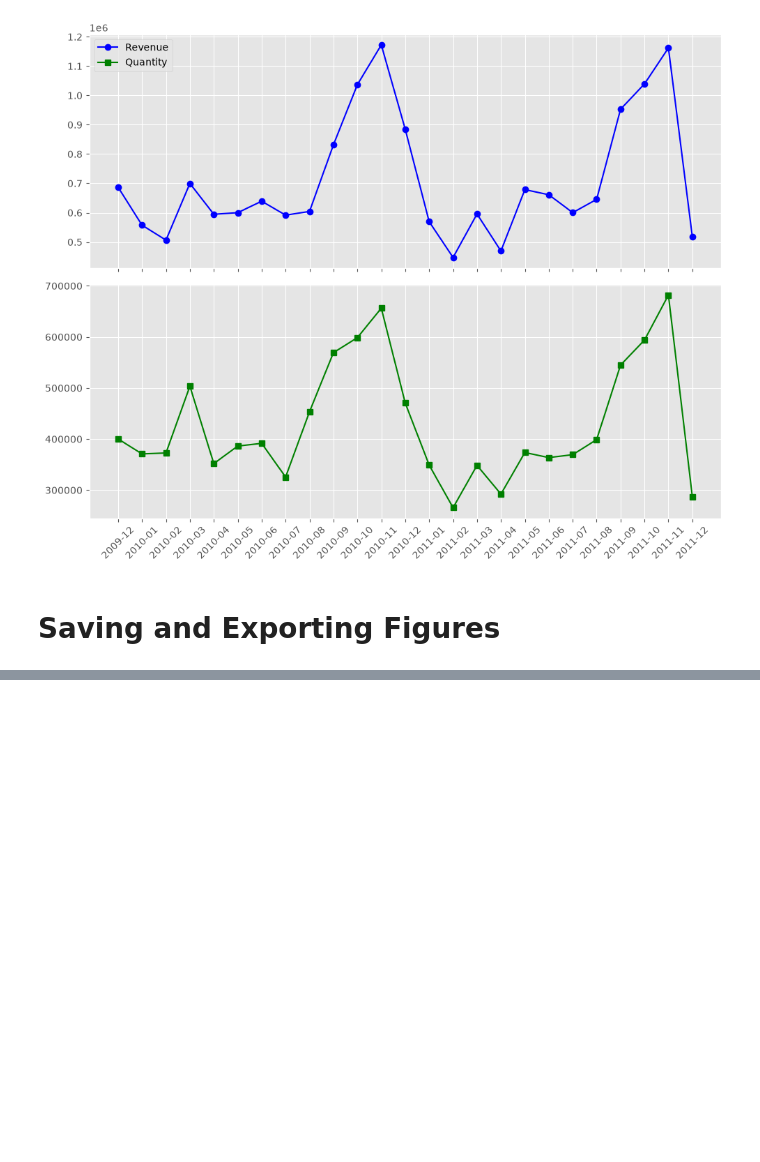
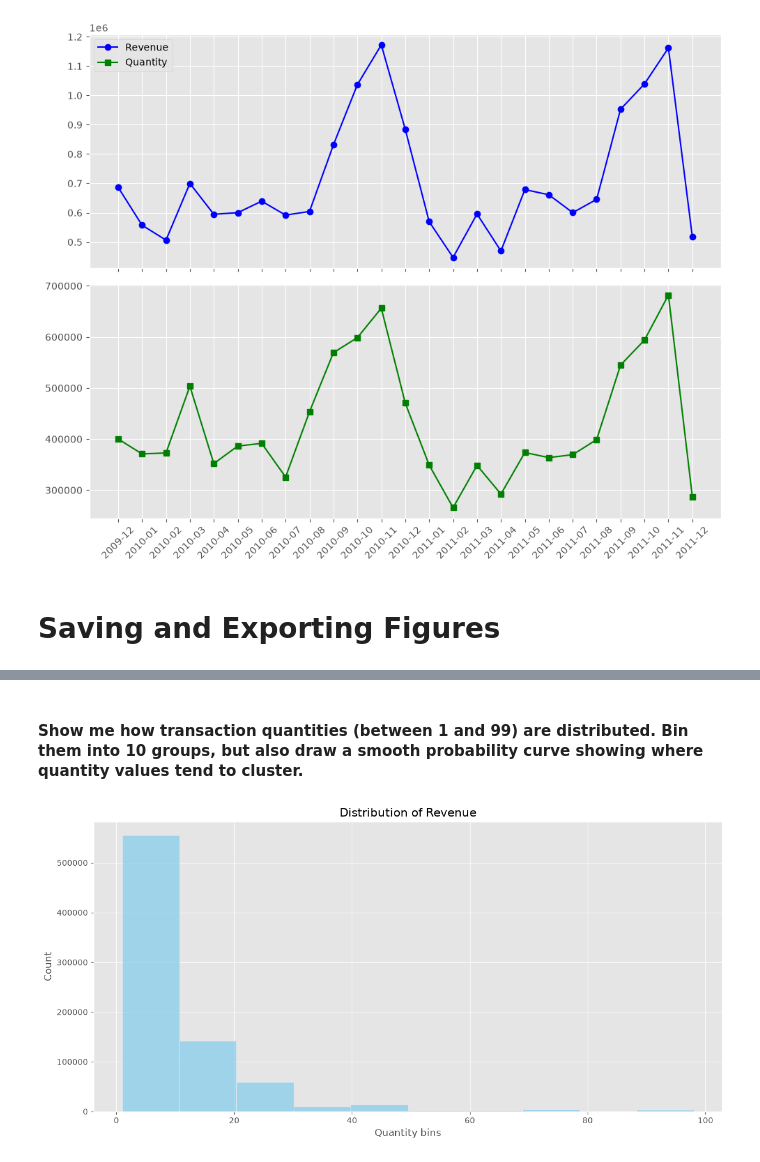
Before and after one commit to Shubham141-Git/Data-Science-Learning, a Jupyter notebook: level_2/Data Visualization/01-03-2026/July-23-2026.ipynb, the cells around one changed output, grey strips where cells are left out. Saved outputs shown, nothing was run; the diff lists cells and outputs as text; code cells hidden in the pictures; blank space fills up the shorter version.

```diff
--- a/level_2/Data Visualization/01-03-2026/July-23-2026.ipynb
+++ b/level_2/Data Visualization/01-03-2026/July-23-2026.ipynb
@@ -800,0 +814,10 @@ plt.close()
+# %%
+# New Analysis: Distribution of Quantity per Transaction
+
+df_quantity = df_quan[(df_quan['Quantity'] > 0) & (df['Quantity'] < 100)] # here we r filtering out the records of quantitty range between 1 to 100
+
+#fter filtering we will ahave 100 points on x axis ,but we can divide 100 points into 10 part like 0-10, 11-20 this are called bins
+
+# 1 to 99
+
+df_quantity
@@ -800,0 +838,15 @@ plt.close()
+# %% [markdown]
+#### Show me how transaction quantities (between 1 and 99) are distributed. Bin them into 10 groups, but also draw a smooth probability curve showing where quantity values tend to cluster.
+# %%
+import seaborn as sns
+plt.figure(figsize=(12, 6))
+sns.histplot(df_quantity['Quantity'], bins=10, kde=False, color='skyblue')
+plt.title('Distribution of Revenue')
+plt.xlabel('Quantity bins')
+plt.ylabel('Count')
+plt.tight_layout()
+plt.show()
+
+# Kernel Density Estimate
+# %% [output]
+[figure, added]
```
Also changed, not shown: parts of 31 cells of this notebook, 1 other file.
